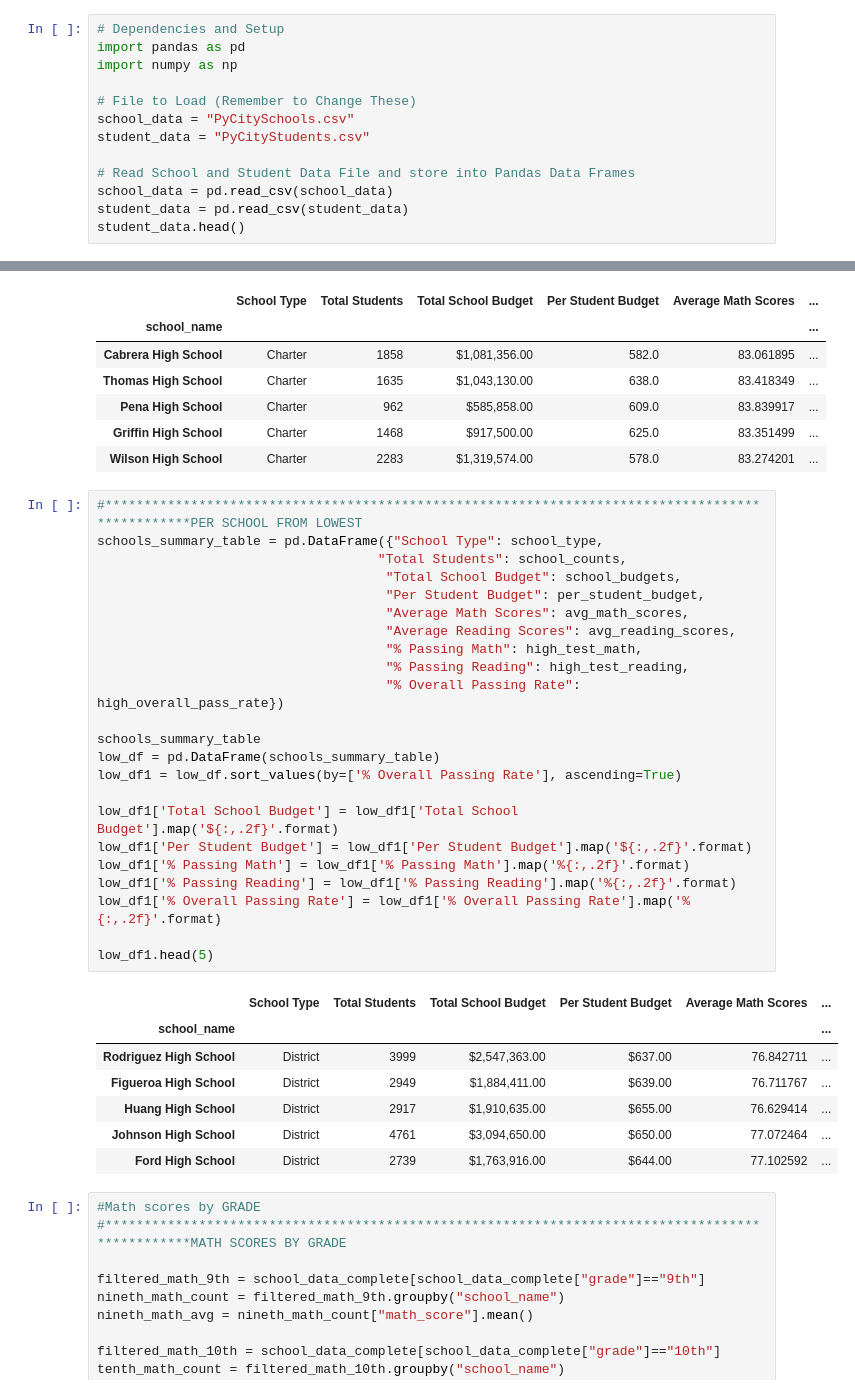
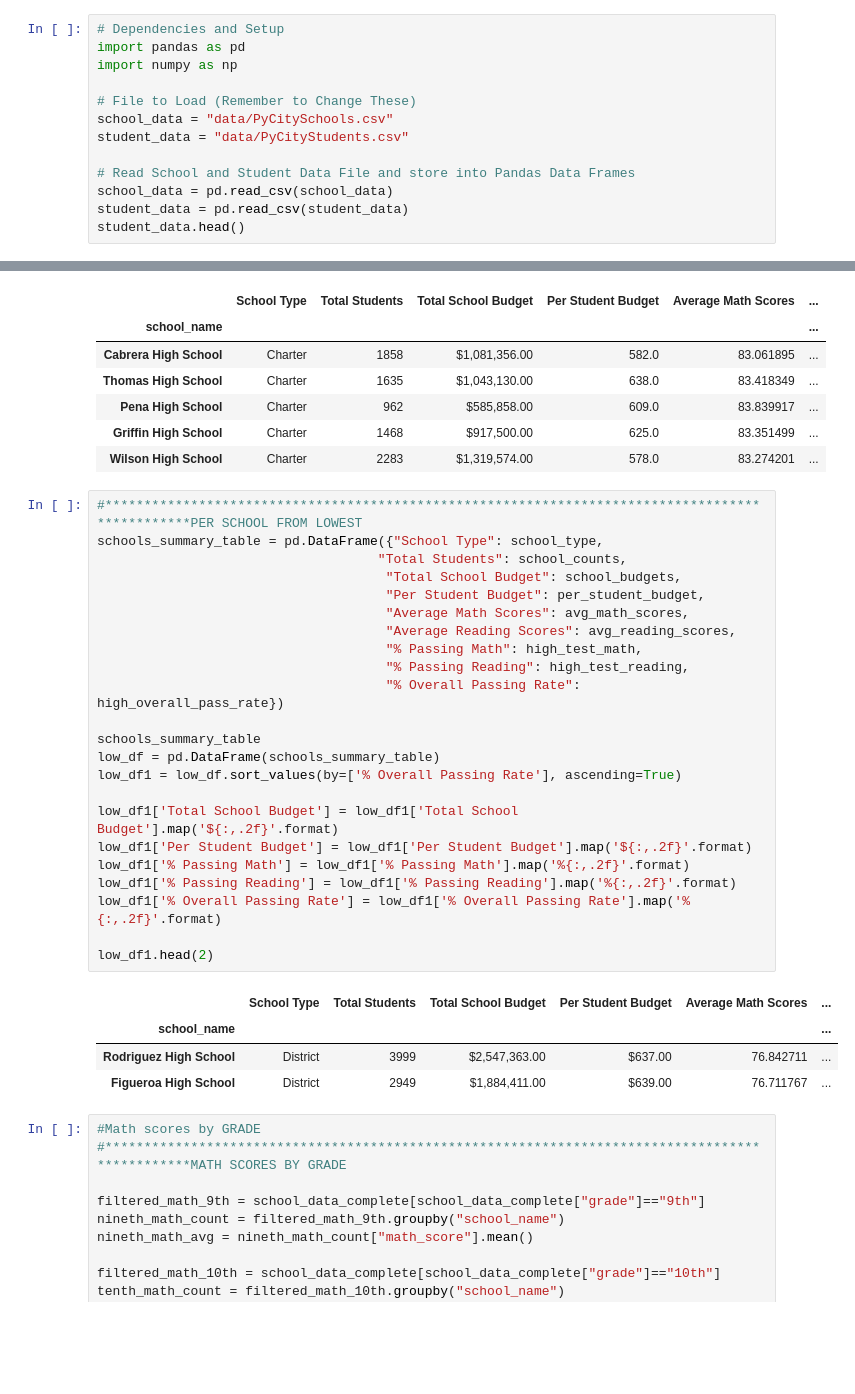
Before and after one commit to ramosconde/05-Matplotlib, a Jupyter notebook: 4-Numpy-Pandas Homework/Numpy_Pandas_Homework.ipynb, the cells around one changed output, grey strips where cells are left out. Saved outputs shown, nothing was run; the diff lists cells and outputs as text; blank space fills up the shorter version.

```diff
--- a/4-Numpy-Pandas Homework/Numpy_Pandas_Homework.ipynb
+++ b/4-Numpy-Pandas Homework/Numpy_Pandas_Homework.ipynb
@@ -4,8 +4,8 @@ import pandas as pd
 import numpy as np
 
 # File to Load (Remember to Change These)
-school_data = "PyCitySchools.csv"
-student_data = "PyCityStudents.csv"
+school_data = "data/PyCitySchools.csv"
+student_data = "data/PyCityStudents.csv"
 
 # Read School and Student Data File and store into Pandas Data Frames
 school_data = pd.read_csv(school_data)
@@ -134,34 +134,31 @@ high_df1.head(5)
 # %%
 #************************************************************************************************PER SCHOOL FROM LOWEST
 schools_summary_table = pd.DataFrame({"School Type": school_type,
                                     "Total Students": school_counts,
                                      "Total School Budget": school_budgets,
                                      "Per Student Budget": per_student_budget,
                                      "Average Math Scores": avg_math_scores,
                                      "Average Reading Scores": avg_reading_scores,
                                      "% Passing Math": high_test_math,
                                      "% Passing Reading": high_test_reading,
                                      "% Overall Passing Rate": high_overall_pass_rate})
 
 schools_summary_table
 low_df = pd.DataFrame(schools_summary_table)
 low_df1 = low_df.sort_values(by=['% Overall Passing Rate'], ascending=True)
 
 low_df1['Total School Budget'] = low_df1['Total School Budget'].map('${:,.2f}'.format)
 low_df1['Per Student Budget'] = low_df1['Per Student Budget'].map('${:,.2f}'.format)
 low_df1['% Passing Math'] = low_df1['% Passing Math'].map('%{:,.2f}'.format)
 low_df1['% Passing Reading'] = low_df1['% Passing Reading'].map('%{:,.2f}'.format)
 low_df1['% Overall Passing Rate'] = low_df1['% Overall Passing Rate'].map('%{:,.2f}'.format)
 
-low_df1.head(5)
+low_df1.head(2)
 # %% [output]
 |  | School Type | Total Students | Total School Budget | Per Student Budget | Average Math Scores | ... |
 | school_name |  |  |  |  |  | ... |
 | Rodriguez High School | District | 3999 | $2,547,363.00 | $637.00 | 76.842711 | ... |
 | Figueroa High School | District | 2949 | $1,884,411.00 | $639.00 | 76.711767 | ... |
-| Huang High School | District | 2917 | $1,910,635.00 | $655.00 | 76.629414 | ... |
-| Johnson High School | District | 4761 | $3,094,650.00 | $650.00 | 77.072464 | ... |
-| Ford High School | District | 2739 | $1,763,916.00 | $644.00 | 77.102592 | ... |
 # %%
 #Math scores by GRADE
 #************************************************************************************************MATH SCORES BY GRADE
```
